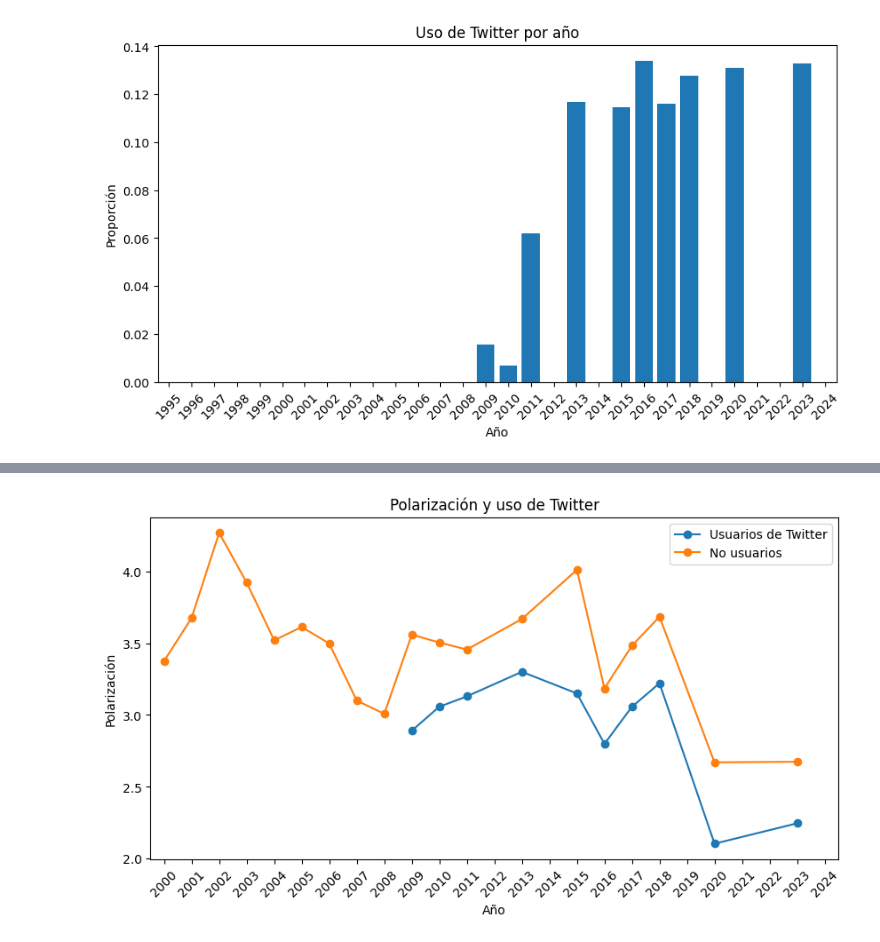
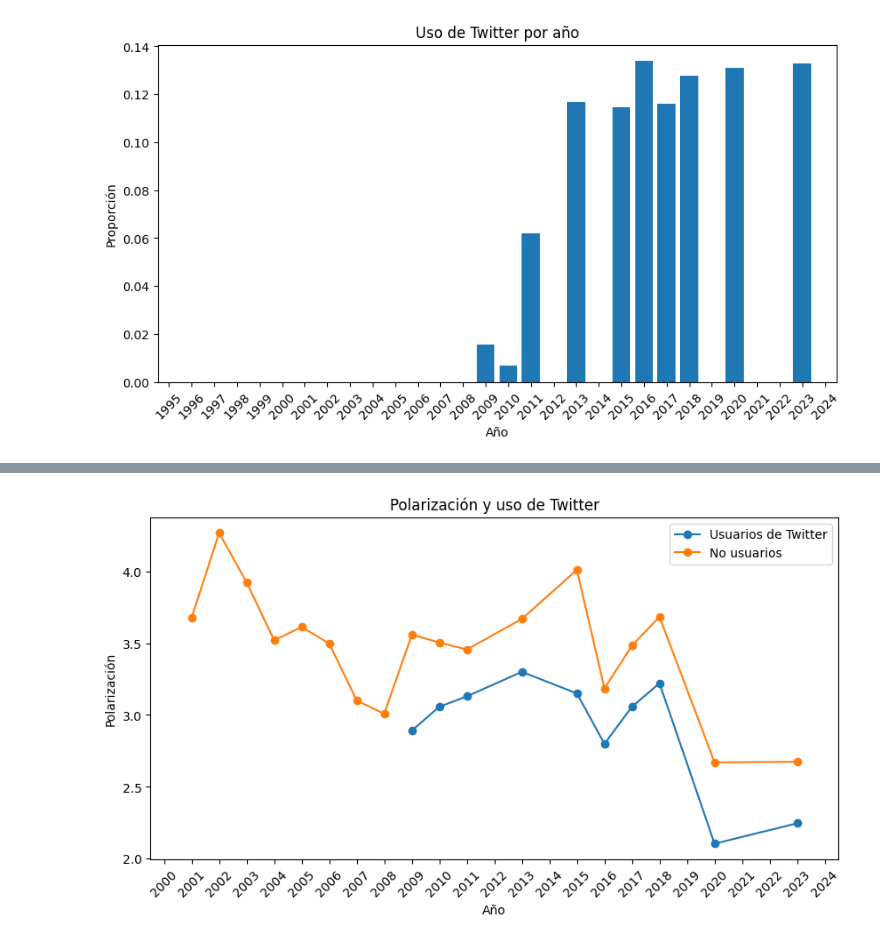
Before and after one commit to LCaravaggio/Happiness_Polarization, a Jupyter notebook: Twitter.ipynb, the cells around one changed output, grey strips where cells are left out. Cells and saved outputs as stored; diff of their text form; code cells hidden in the pictures.

```diff
--- a/Twitter.ipynb
+++ b/Twitter.ipynb
@@ -1347,7 +1347,7 @@ tmp = master.copy()
 # quedarse desde 2000
 # ---------------------------------
 
-tmp = tmp[tmp["wave"] >= 2000]
+tmp = tmp[tmp["wave"] > 2000]
 
 # ---------------------------------
 # antes de 2009:
@@ -1381,31 +1381,31 @@ non_users = tmp[tmp["twitter"] == 0]
 # gráfico
 # =========================================
 
 plt.figure(figsize=(10,5))
 
 plt.plot(
     users["wave"],
     users["polarization"],
     marker="o",
     label="Usuarios de Twitter"
 )
 
 plt.plot(
     non_users["wave"],
     non_users["polarization"],
     marker="o",
     label="No usuarios"
 )
 
 plt.title("Polarización y uso de Twitter")
 plt.xlabel("Año")
 plt.ylabel("Polarización")
 
 plt.xticks(range(2000, 2025), rotation=45)
 plt.xlim(1999.5, 2024.5)
 
 plt.legend()
 
 plt.show()
 # %% [output]
-[figure, old version]
+[figure, new version]
```
Also changed, not shown: parts of 2 cells of this notebook.
